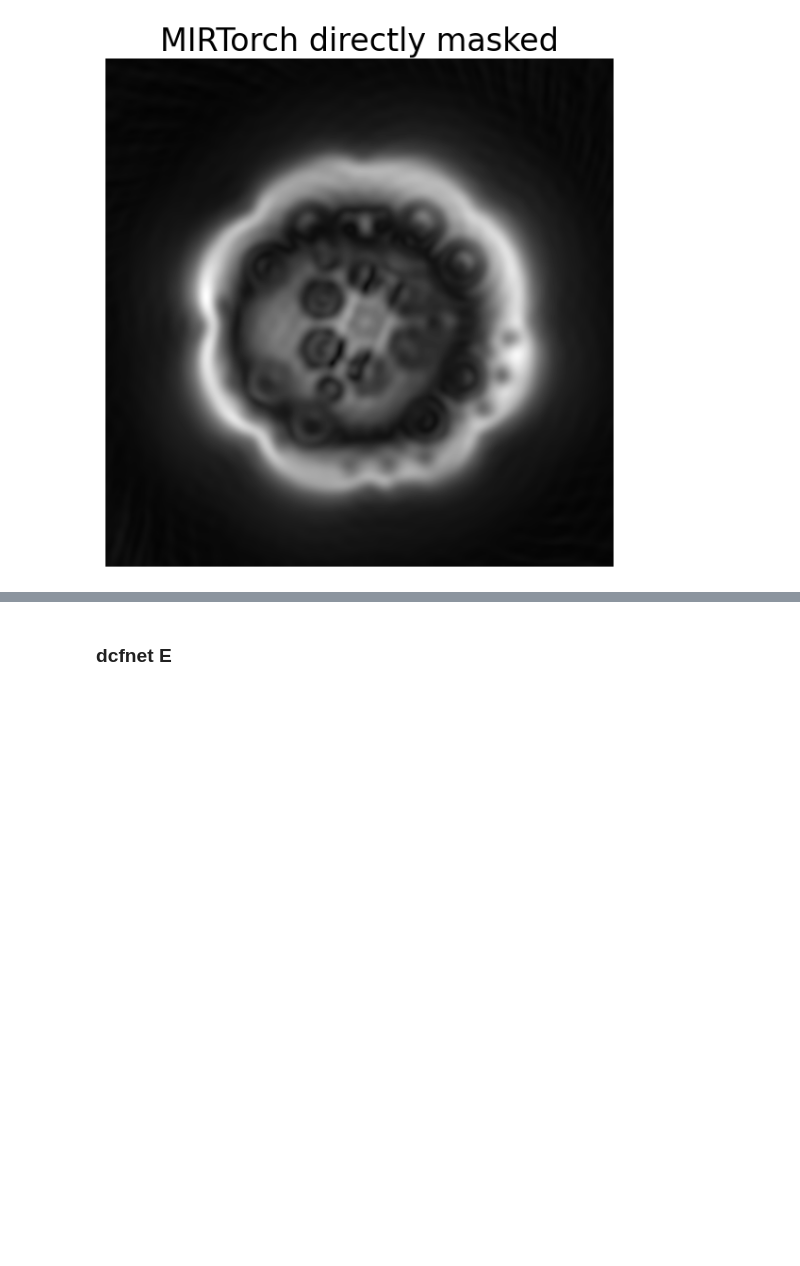
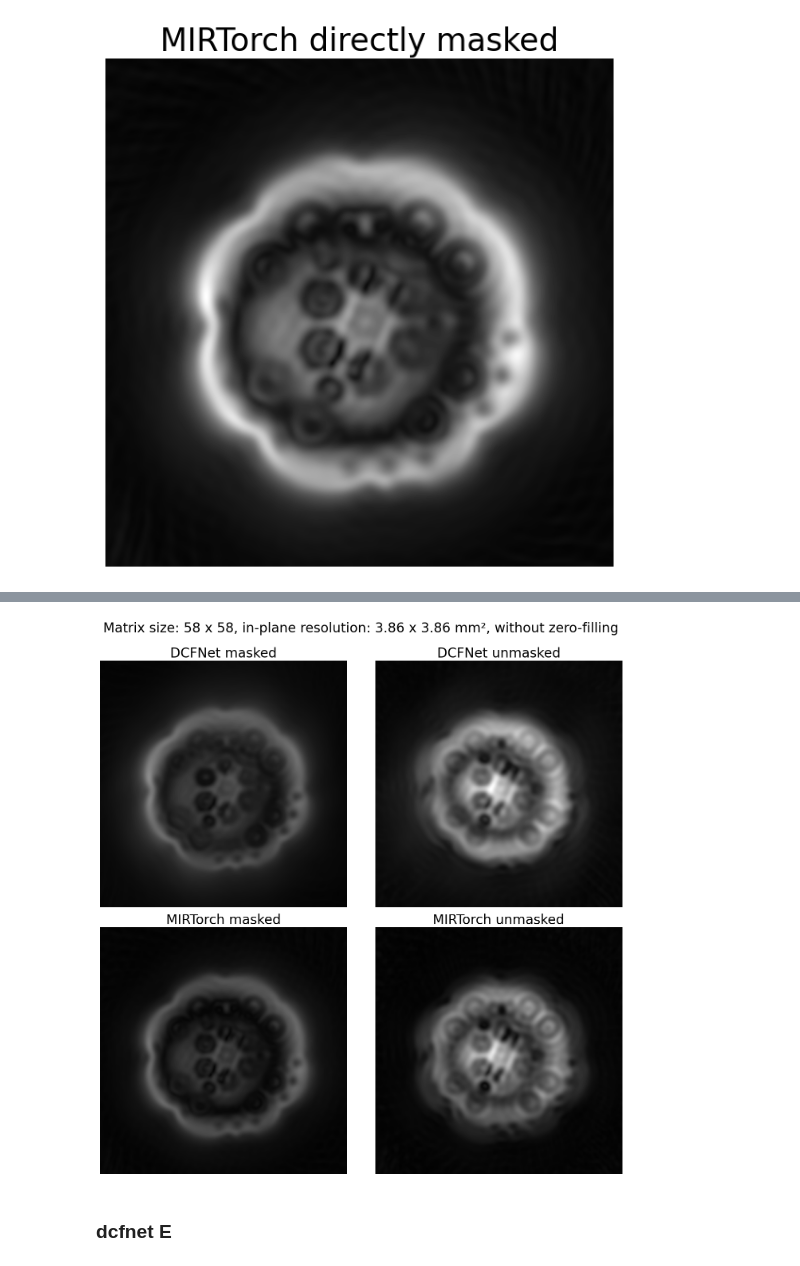
Before and after one commit to frank-roesler/MR_Trajectory_Fit, a Jupyter notebook: recon512_zerofilling.ipynb, the cells around one changed output, grey strips where cells are left out. Cells and saved outputs as stored; diff of their text form; code cells hidden in the pictures; blank space fills up the shorter version.

```diff
--- a/recon512_zerofilling.ipynb
+++ b/recon512_zerofilling.ipynb
@@ -538,0 +611,18 @@ plt.show()
+# %%
+# shapers
+
+def adapt_rosette_no_zf(rosette):
+    rosette = torch.as_tensor(rosette).squeeze()
+    return rosette if rosette.shape[-1] == 2 else rosette.T
+
+
+def adapt_samples_no_zf(sampled):
+    return torch.as_tensor(sampled).squeeze()
+
+
+def adapt_mask_no_zf(mask, device=None):
+    return torch.as_tensor(mask, dtype=torch.bool, device=device).reshape(-1)
+
+rosette_orig_recon = adapt_rosette_no_zf(rosette_orig_tensor)
+rosette_resort_recon = adapt_rosette_no_zf(rosette_resort_tensor)
+mask_zf = adapt_mask_no_zf(mask, device=rosette_resort_recon.device)
@@ -539,3 +677,38 @@ plt.show()
+# %%
+titles = [
+    "DCFNet masked",
+    "DCFNet unmasked",
+    "MIRTorch masked",
+    "MIRTorch unmasked",
+]
+
+images = [
+    image_rss_dcfnet_masked,
+    image_rss_dcfnet,
+    image_rss_mirtorch_masked,
+    image_rss_mirtorch,
+]
+
+plt.figure(figsize=(14, 14))
+
+for idx, (img, title) in enumerate(zip(images, titles), start=1):
+    plt.subplot(2, 2, idx)
+    plt.imshow(np.abs(img), cmap="gray", vmin=0, vmax=i_max)
+    plt.title(title, fontsize=24)
+    plt.axis("off")
+
+plt.suptitle(
+    f"Matrix size: {new_resolution} x {new_resolution}, "
+    f"in-plane resolution: {new_resolution_mm:.2f} x {new_resolution_mm:.2f} mm², "
+    f"without zero-filling",
+    fontsize=24,
+    y=1
+)
+
+plt.tight_layout()
+plt.show()
+# %% [output]
+[figure, added]
 # %% [markdown]
 ### dcfnet E
 # %%
```
Also changed, not shown: parts of 7 cells of this notebook, 2 other files.
